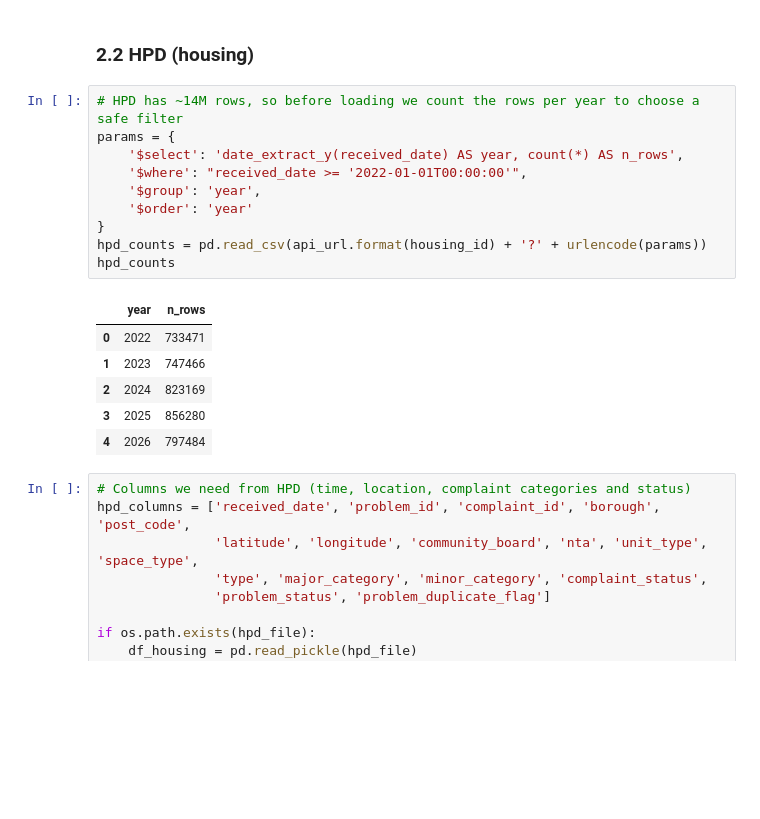
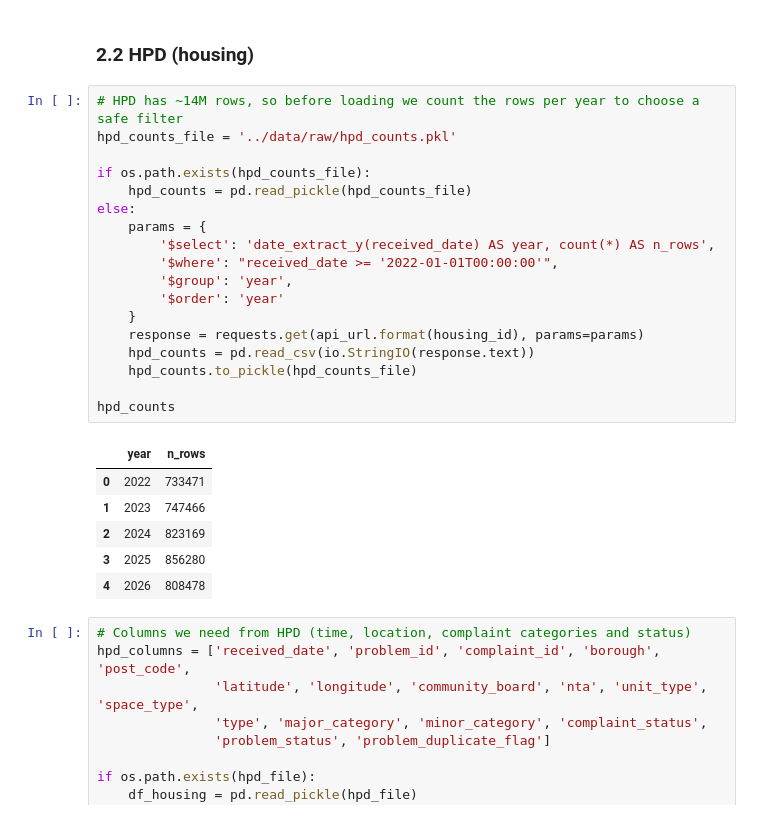
Before and after one commit to JanaHaririi/nyc-housing-transit, a Jupyter notebook: notebooks/nyc_housing_transit.ipynb, the cells around one changed output. Saved outputs shown, nothing was run; the diff lists cells and outputs as text; blank space fills up the shorter version.

```diff
--- a/notebooks/nyc_housing_transit.ipynb
+++ b/notebooks/nyc_housing_transit.ipynb
@@ -62,21 +64,29 @@ SIRTA is loaded in full: 13,754 crashes × 23 columns (January 2022 to mid-2026)
 ### 2.2 HPD (housing)
 # %%
 # HPD has ~14M rows, so before loading we count the rows per year to choose a safe filter
-params = {
-    '$select': 'date_extract_y(received_date) AS year, count(*) AS n_rows',
-    '$where': "received_date >= '2022-01-01T00:00:00'",
-    '$group': 'year',
-    '$order': 'year'
-}
-hpd_counts = pd.read_csv(api_url.format(housing_id) + '?' + urlencode(params))
+hpd_counts_file = '../data/raw/hpd_counts.pkl'
+
+if os.path.exists(hpd_counts_file):
+    hpd_counts = pd.read_pickle(hpd_counts_file)
+else:
+    params = {
+        '$select': 'date_extract_y(received_date) AS year, count(*) AS n_rows',
+        '$where': "received_date >= '2022-01-01T00:00:00'",
+        '$group': 'year',
+        '$order': 'year'
+    }
+    response = requests.get(api_url.format(housing_id), params=params)
+    hpd_counts = pd.read_csv(io.StringIO(response.text))
+    hpd_counts.to_pickle(hpd_counts_file)
+
 hpd_counts
 # %% [output]
 |  | year | n_rows |
 | 0 | 2022 | 733471 |
 | 1 | 2023 | 747466 |
 | 2 | 2024 | 823169 |
 | 3 | 2025 | 856280 |
-| 4 | 2026 | 797484 |
+| 4 | 2026 | 808478 |
 # %%
 # Columns we need from HPD (time, location, complaint categories and status)
 hpd_columns = ['received_date', 'problem_id', 'complaint_id', 'borough', 'post_code',
```
Also changed, not shown: parts of 3 cells of this notebook, 1 other file.
